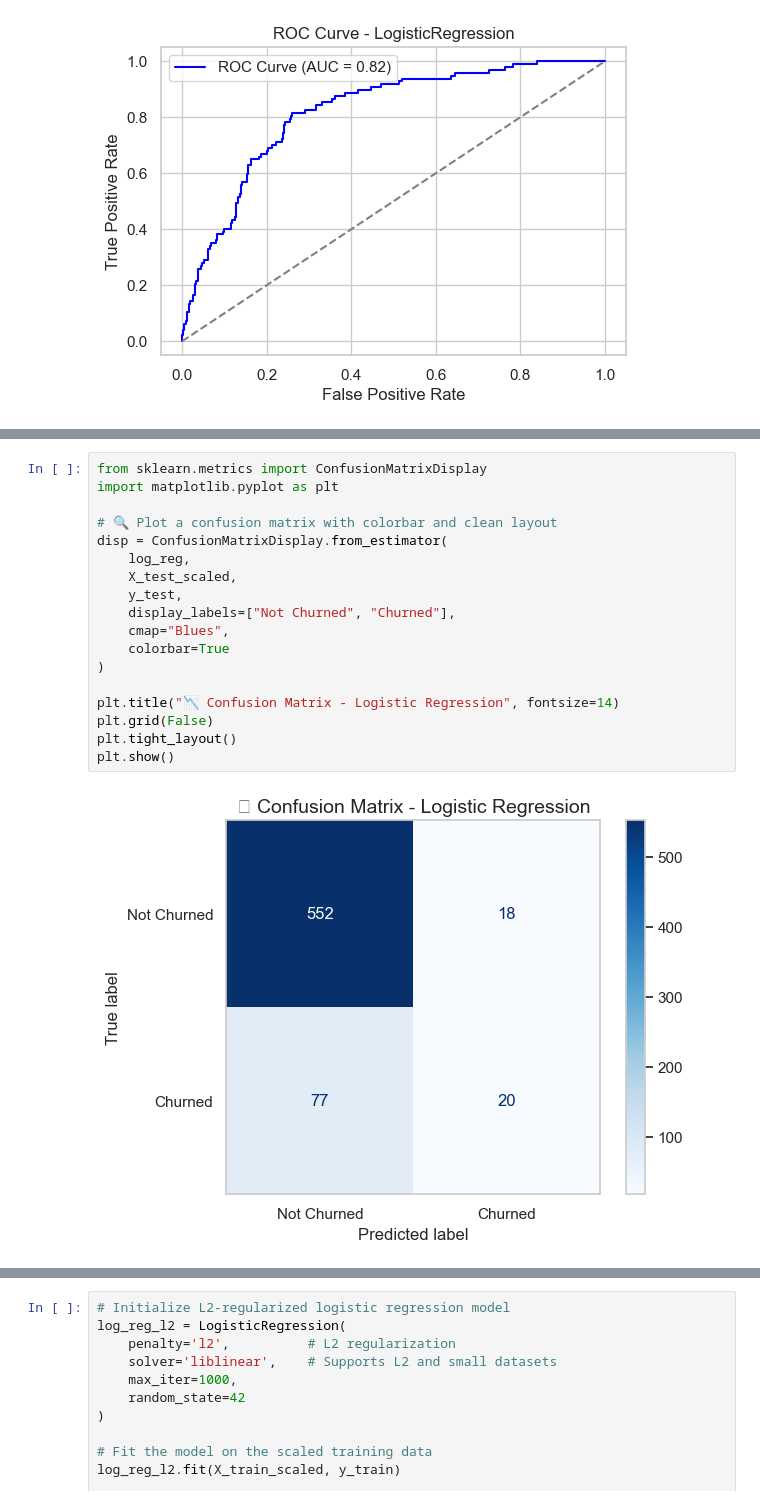
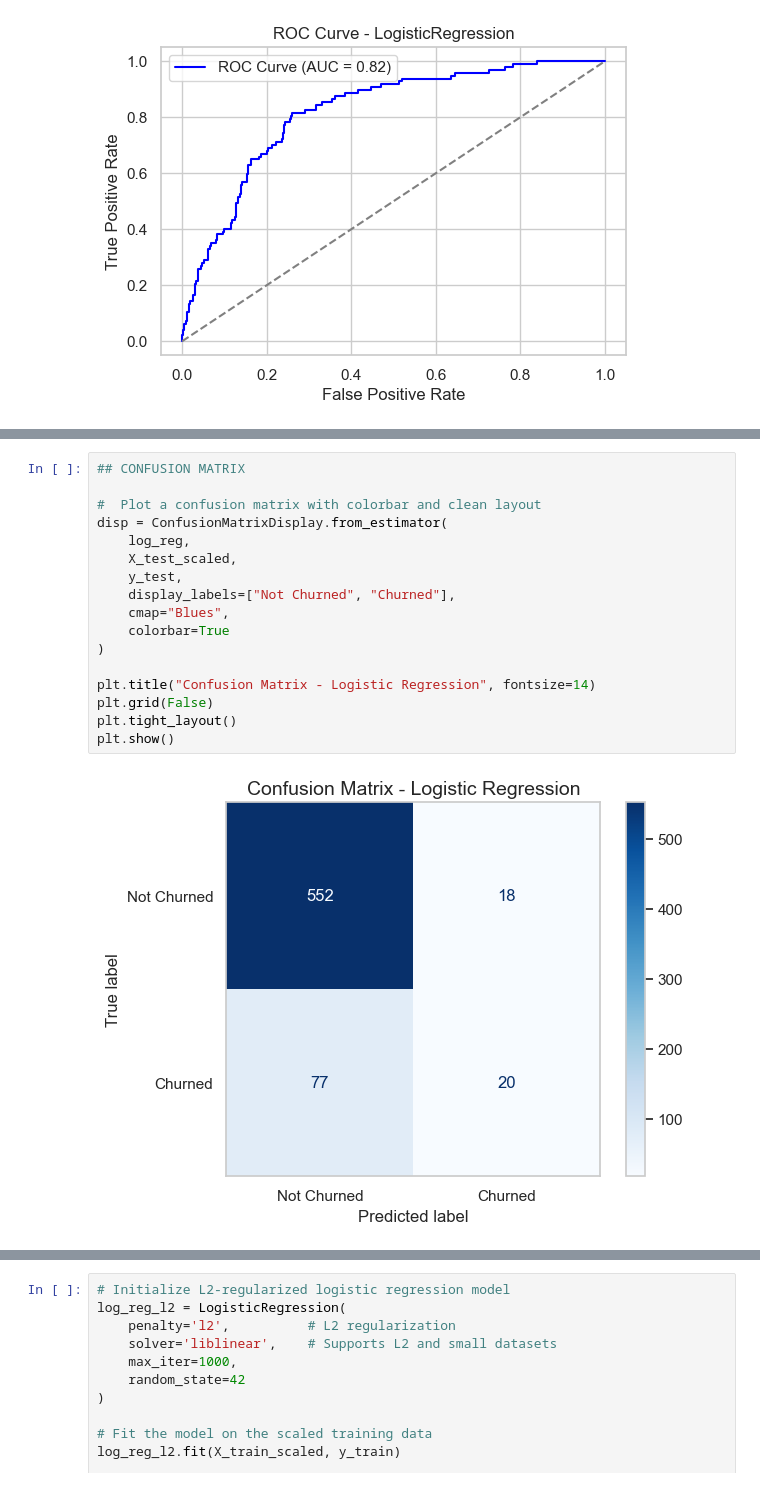
Before and after one commit to RachelinTheLoop/predicting-customer-churn, a Jupyter notebook: customer_churn_analysis.ipynb, the cells around one changed output, grey strips where cells are left out. Cells and saved outputs as stored; diff of their text form.

```diff
--- a/customer_churn_analysis.ipynb
+++ b/customer_churn_analysis.ipynb
@@ -518,21 +580,20 @@ We'll explore other models (e.g., KNN, Decision Trees, Random Forests, XGBoost)
 # %%
-from sklearn.metrics import ConfusionMatrixDisplay
-import matplotlib.pyplot as plt
+## CONFUSION MATRIX
 
-# 🔍 Plot a confusion matrix with colorbar and clean layout
+#  Plot a confusion matrix with colorbar and clean layout
 disp = ConfusionMatrixDisplay.from_estimator(
     log_reg,
     X_test_scaled,
     y_test,
     display_labels=["Not Churned", "Churned"],
     cmap="Blues",
     colorbar=True
 )
 
-plt.title("📉 Confusion Matrix - Logistic Regression", fontsize=14)
+plt.title("Confusion Matrix - Logistic Regression", fontsize=14)
 plt.grid(False)
 plt.tight_layout()
 plt.show()
 # %% [output]
-[figure, old version]
+[figure, new version]
 # %% [markdown]
```
Also changed, not shown: parts of 34 cells of this notebook, 7 other files.
